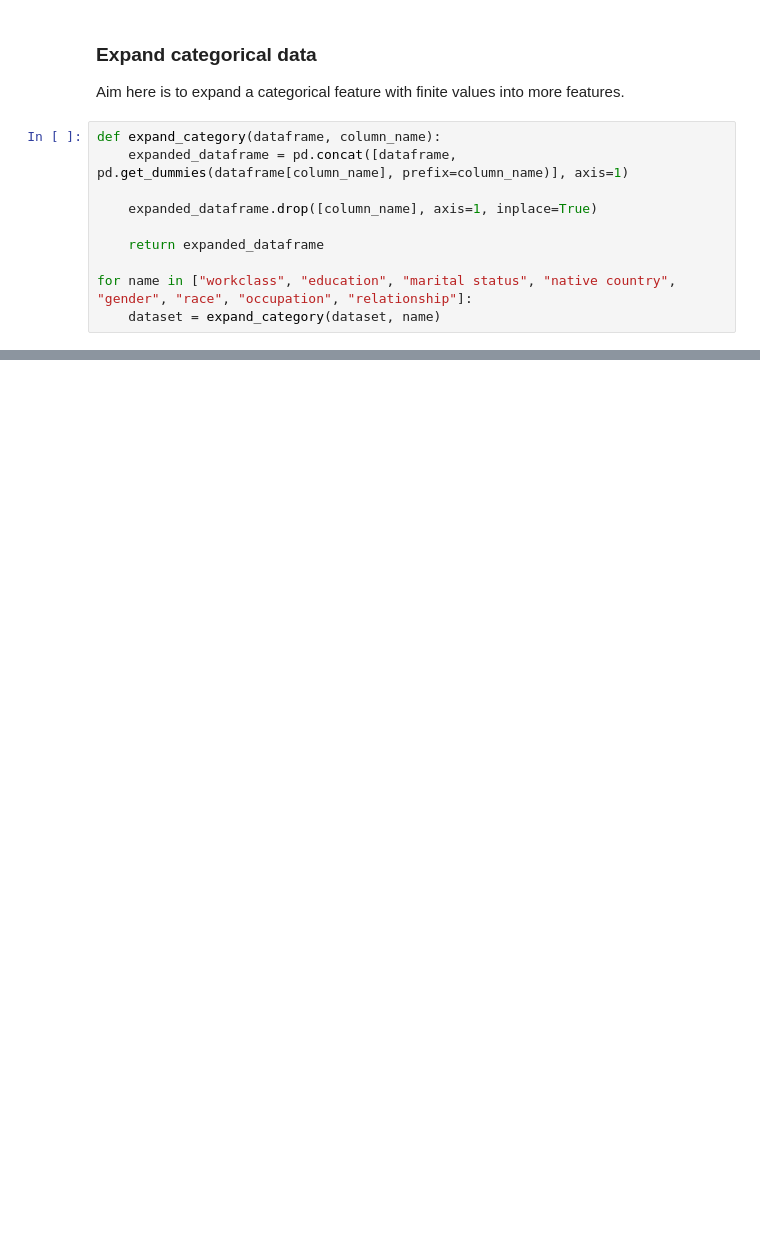
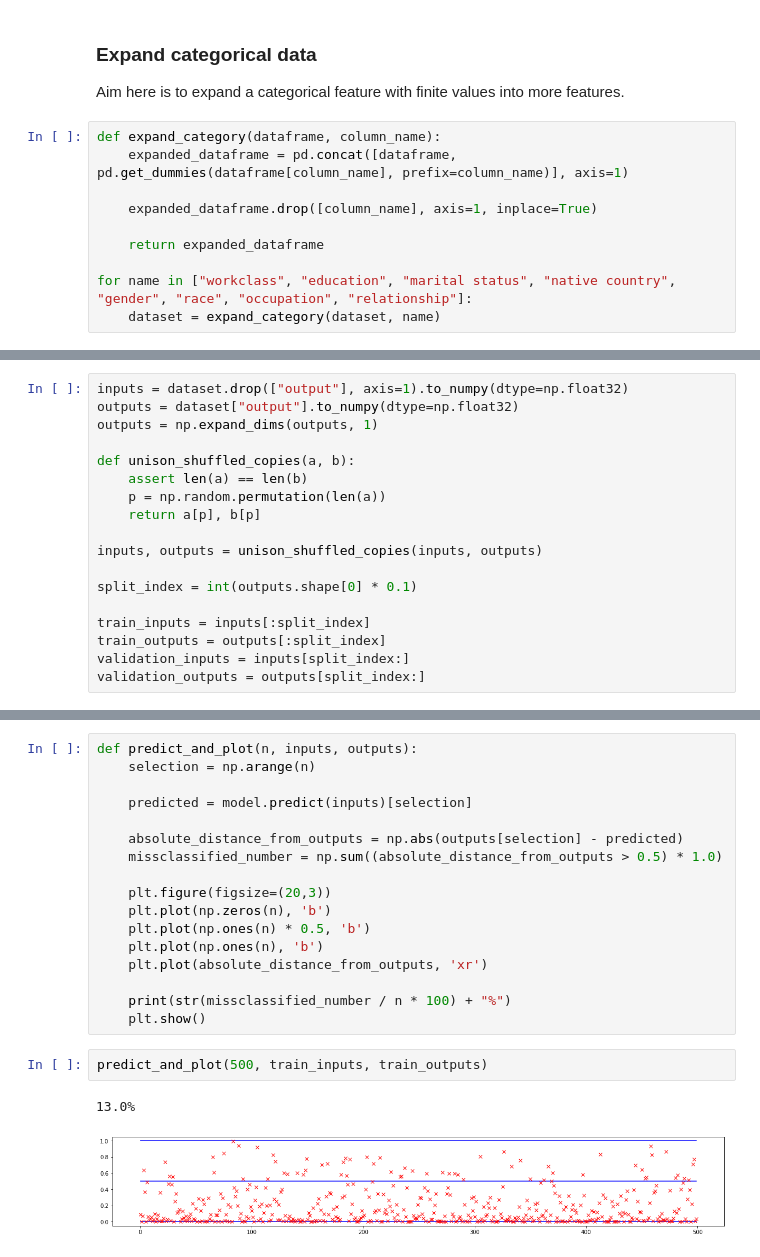
Before and after one commit to giacomo-montibeller/from-0-to-ml, a Jupyter notebook: data/from_0_to_ml.ipynb, the cells around one changed output, grey strips where cells are left out. Cells and saved outputs as stored; diff of their text form; blank space fills up the shorter version.

```diff
--- a/data/from_0_to_ml.ipynb
+++ b/data/from_0_to_ml.ipynb
@@ -244,3 +242,21 @@ outputs = dataset["output"]
+# %%
+inputs = dataset.drop(["output"], axis=1).to_numpy(dtype=np.float32)
+outputs = dataset["output"].to_numpy(dtype=np.float32)
+outputs = np.expand_dims(outputs, 1)
+
+def unison_shuffled_copies(a, b):
+    assert len(a) == len(b)
+    p = np.random.permutation(len(a))
+    return a[p], b[p]
+
+inputs, outputs = unison_shuffled_copies(inputs, outputs)
+
+split_index = int(outputs.shape[0] * 0.1)
+
+train_inputs = inputs[:split_index]
+train_outputs = outputs[:split_index]
+validation_inputs = inputs[split_index:]
+validation_outputs = outputs[split_index:]
 # %%
 def build(output_size):
     model = models.Sequential()
@@ -321,0 +304,22 @@ Epoch 6/50
+# %%
+def predict_and_plot(n, inputs, outputs):
+    selection = np.arange(n)
+
+    predicted = model.predict(inputs)[selection]
+
+    absolute_distance_from_outputs = np.abs(outputs[selection] - predicted)
+    missclassified_number = np.sum((absolute_distance_from_outputs > 0.5) * 1.0)
+
+    plt.figure(figsize=(20,3))
+    plt.plot(np.zeros(n), 'b')
+    plt.plot(np.ones(n) * 0.5, 'b')
+    plt.plot(np.ones(n), 'b')
+    plt.plot(absolute_distance_from_outputs, 'xr')
+
+    print(str(missclassified_number / n * 100) + "%")
+    plt.show()
+# %%
+predict_and_plot(500, train_inputs, train_outputs)
+# %% [output]
+13.0%
+[figure, added]
```
Also changed, not shown: parts of 7 cells of this notebook, 1 other file.
